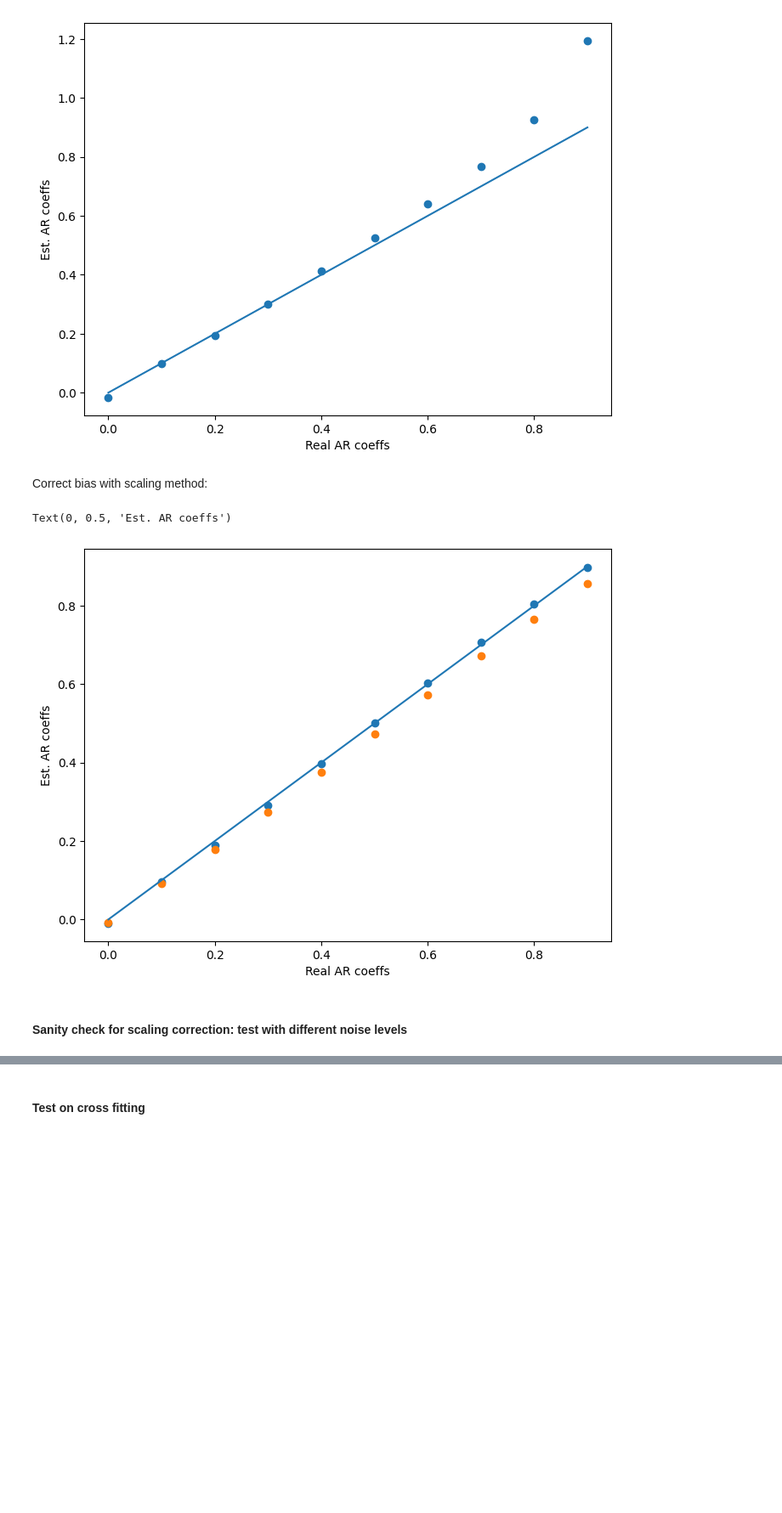
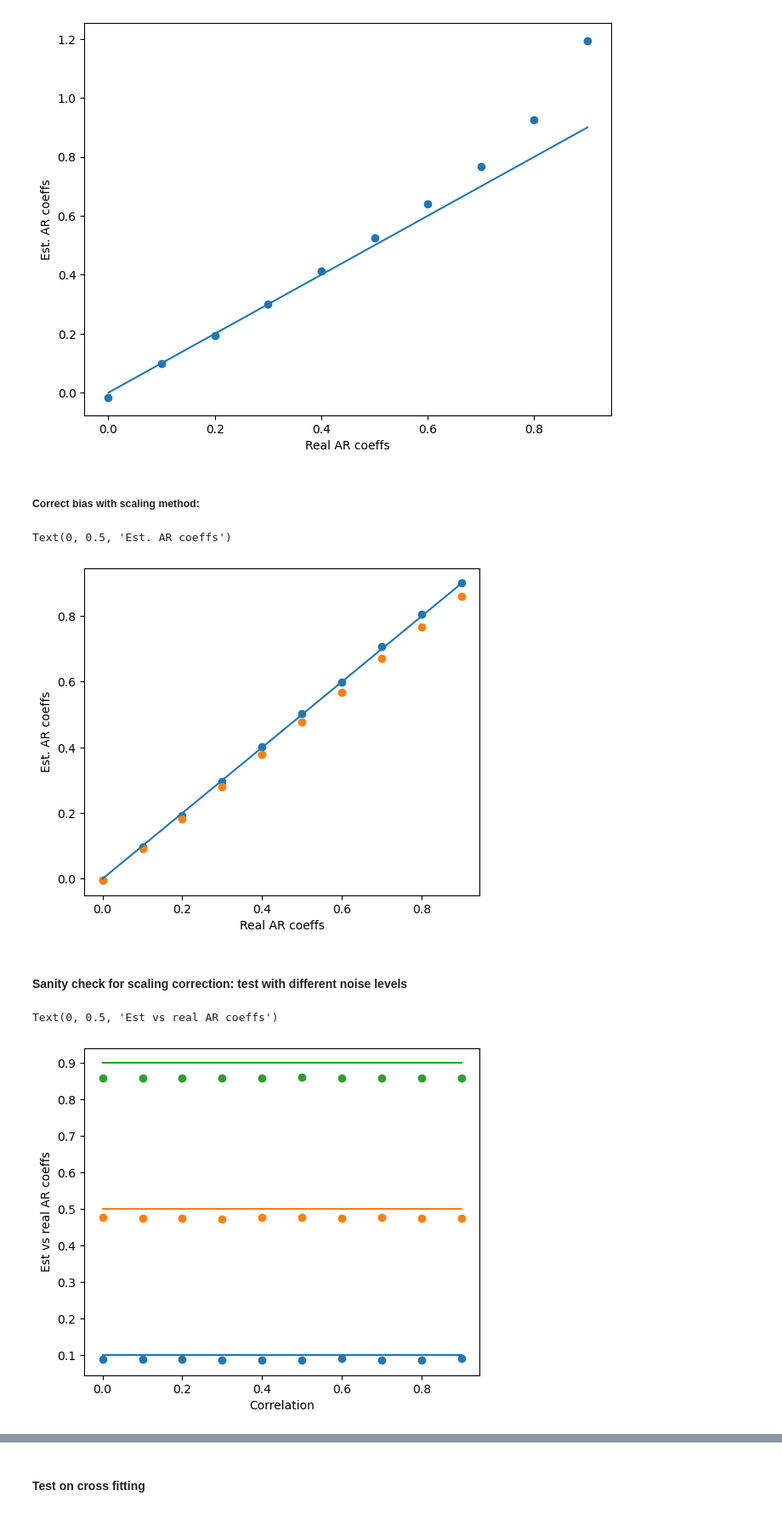
Before and after one commit to jiamingxu1/language-straightening, a Jupyter notebook: scripts/fit AR models to data.ipynb, the cells around one changed output, grey strips where cells are left out. Shown at 85% size. Cells and saved outputs as stored; diff of their text form; code cells hidden in the pictures; blank space fills up the shorter version.

```diff
--- a/scripts/fit AR models to data.ipynb
+++ b/scripts/fit AR models to data.ipynb
@@ -654,4 +633,4 @@ plt.ylabel("Est. AR coeffs")
 Text(0, 0.5, 'Est. AR coeffs')
 [figure]
 # %% [markdown]
-Correct bias with scaling method:
+##### Correct bias with scaling method:
@@ -664,7 +666,7 @@ for loop in range(nLoops):
 
 avg_corrected_ar_coeff = np.mean(corrected_ar_coeff,0)
 
-plt.figure(figsize=(8,6))
+plt.figure(figsize=(6,5))
 plt.scatter(real_ar_coeff, avg_corrected_ar_coeff)
 plt.scatter(real_ar_coeff, avg_est_ar_coeff)
 plt.plot(real_ar_coeff, real_ar_coeff)
@@ -672,6 +674,38 @@ plt.xlabel("Real AR coeffs")
 plt.ylabel("Est. AR coeffs")
 # %% [output]
 Text(0, 0.5, 'Est. AR coeffs')
-[figure, old version]
+[figure, new version]
 # %% [markdown]
 #### Sanity check for scaling correction: test with different noise levels
+# %%
+nLoops = 1000
+nT = 100 # number of timepoints
+nRuns = 10
+real_ar_coeff = np.array([0.1, 0.5, 0.9])
+corrs = np.arange(0,1,0.1)
+sim_data = np.zeros((nLoops, len(real_ar_coeff), len(corrs), nRuns, nT))
+run_avg_est_ar_coeff = np.zeros((nLoops, len(real_ar_coeff), len(corrs)))
+
+for loop in range(nLoops):
+    for coeff in range(len(real_ar_coeff)):
+        for corr in range(len(corrs)):
+            sim_data[loop, coeff, corr, :, :] = make_correlated_arp(real_ar_coeff[coeff], nT, n_series=nRuns, corr=corrs[corr])
+            est_ar_coeff = []
+            for run in range(nRuns):
+                zs_resp = zs(sim_data[loop, coeff, corr, run,:])
+                ar1_model = sm.tsa.AutoReg(zs_resp, lags = 1).fit()
+                est_ar_coeff.append(ar1_model.params[1])
+            run_avg_est_ar_coeff[loop,coeff,corr] = np.mean(est_ar_coeff)
+
+avg_est_ar_coeff = np.mean(run_avg_est_ar_coeff, axis=0)
+
+
+plt.figure(figsize=(6,5))
+for coeff in range(len(real_ar_coeff)):
+    plt.scatter(corrs, avg_est_ar_coeff[coeff,:])
+    plt.plot(corrs, [real_ar_coeff[coeff]] * len(corrs))
+plt.xlabel("Correlation")
+plt.ylabel("Est vs real AR coeffs")
+# %% [output]
+Text(0, 0.5, 'Est vs real AR coeffs')
+[figure, added]
```
Also changed, not shown: parts of 11 cells of this notebook, 1 other file.
